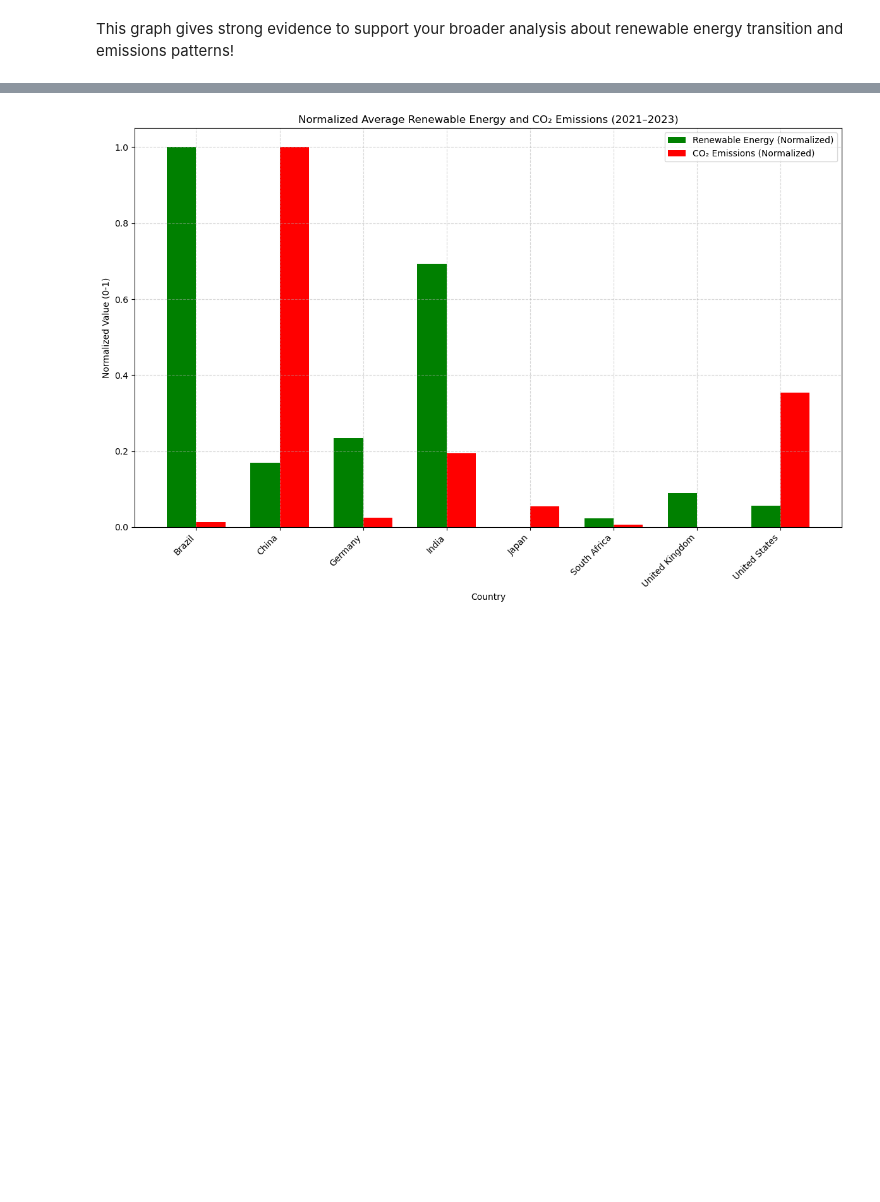
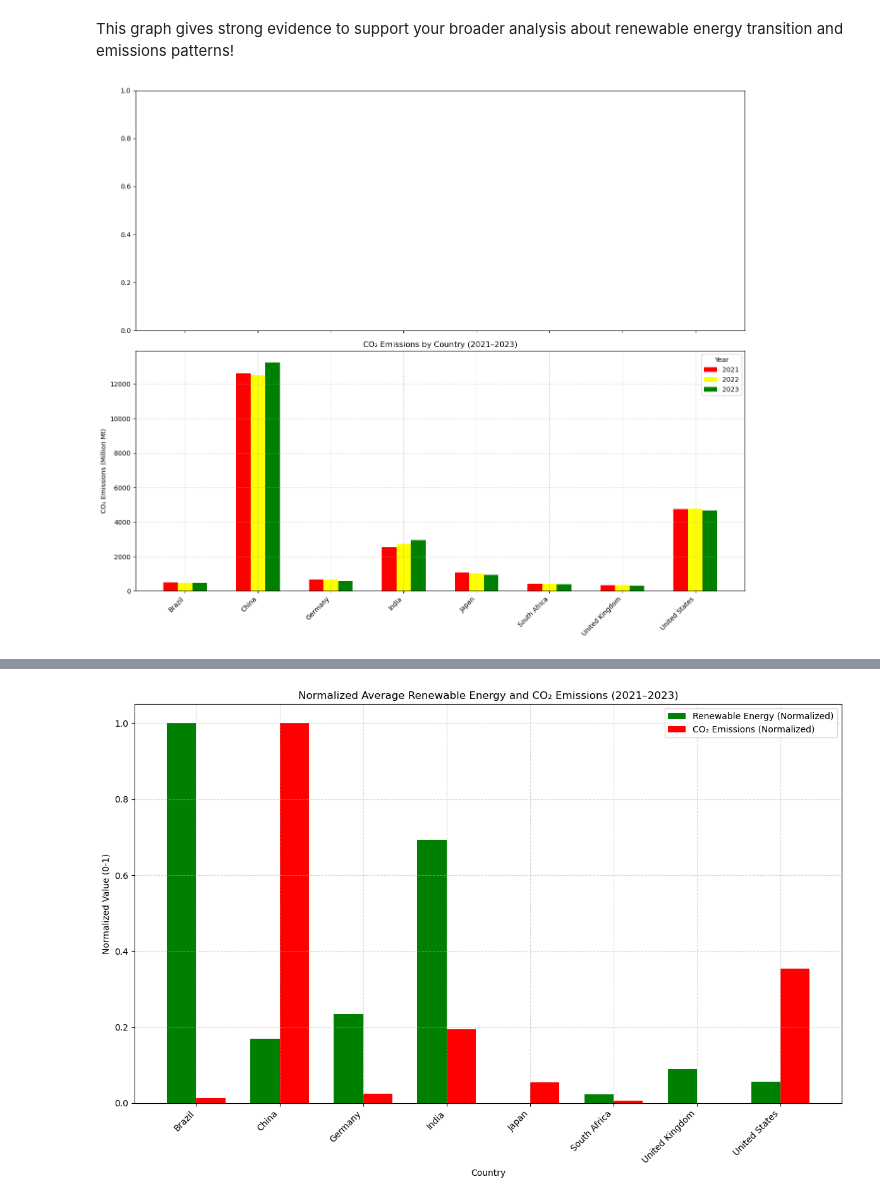
Before and after one commit to CSUN-MS-BANA/culminating-project-group-2, a Jupyter notebook: WEEK 7/TimeSeriesAnalysis_Kanak.ipynb, the cells around one changed output, grey strips where cells are left out. Saved outputs shown, nothing was run; the diff lists cells and outputs as text; code cells hidden in the pictures; blank space fills up the shorter version.

```diff
--- a/WEEK 7/TimeSeriesAnalysis_Kanak.ipynb
+++ b/WEEK 7/TimeSeriesAnalysis_Kanak.ipynb
@@ -809,3 +809,72 @@ The red line shows normalized average CO₂ emissions, rescaled to the same perc
 Note: CO₂ emissions originally measured in million metric tons (Mt) have been normalized and are unitless in this chart.
 # %% [markdown]
 This graph gives strong evidence to support your broader analysis about renewable energy transition and emissions patterns!
+# %%
+import pandas as pd
+import matplotlib.pyplot as plt
+
+# Ensure 'Time' is datetime
+df_timeAnalysis['Time'] = pd.to_datetime(df_timeAnalysis['Time'], errors='coerce')
+
+# Filter years
+df_transition = df_timeAnalysis[
+    (df_timeAnalysis['Time'].dt.year >= 2021) &
+    (df_timeAnalysis['Time'].dt.year <= 2023)
+]
+
+# Selected countries
+example_countries = ['China', 'India', 'Brazil', 'Japan', 'Russia',
+                     'South Africa', 'Germany', 'United States', 'United Kingdom']
+
+# Keep only selected countries
+df_filtered = df_transition[df_transition['Country Name'].isin(example_countries)]
+
+# Extract year for pivot
+df_filtered['Year'] = df_filtered['Time'].dt.year
+
+# Pivot for plotting
+pivot_renew = df_filtered.pivot_table(index='Country Name', columns='Year', values='Renewable_energy_consumption')
+pivot_co2 = df_filtered.pivot_table(index='Country Name', columns='Year', values='CO2_total_emissions')
+
+# Plot side-by-side bar charts
+fig, axes = plt.subplots(2, 1, figsize=(14, 12), sharex=True)
+
+bar_width = 0.2
+x = range(len(pivot_renew.index))
+years = [2021, 2022, 2023]
+
+# Colors
+renew_colors = ['green', 'limegreen', 'seagreen']
+co2_colors = ['red', 'yellow', 'green']
+
+# 1. Renewable Energy
+'''
+for i, year in enumerate(years):
+    axes[0].bar([pos + i*bar_width for pos in x],
+                pivot_renew[year],
+                width=bar_width,
+                label=str(year),
+                color=renew_colors[i])
+axes[0].set_title("Renewable Energy Consumption (%) by Country (2021–2023)")
+axes[0].set_ylabel("Renewable Energy (%)")
+axes[0].legend(title="Year")
+axes[0].grid(True, linestyle='--', alpha=0.5)
+'''
+# 2. CO₂ Emissions
+for i, year in enumerate(years):
+    axes[1].bar([pos + i*bar_width for pos in x],
+                pivot_co2[year],
+                width=bar_width,
+                label=str(year),
+                color=co2_colors[i])
+axes[1].set_title("CO₂ Emissions by Country (2021–2023)")
+axes[1].set_ylabel("CO₂ Emissions (Million Mt)")
+axes[1].set_xticks([pos + bar_width for pos in x])
+axes[1].set_xticklabels(pivot_renew.index, rotation=45, ha='right')
+axes[1].legend(title="Year")
+axes[1].grid(True, linestyle='--', alpha=0.5)
+
+plt.tight_layout()
+plt.show()
+# %% [output]
+[figure, added]
```
Also changed, not shown: parts of 5 cells of this notebook.
